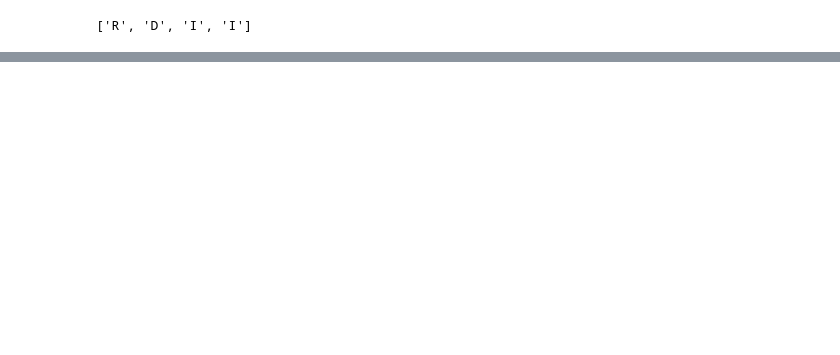
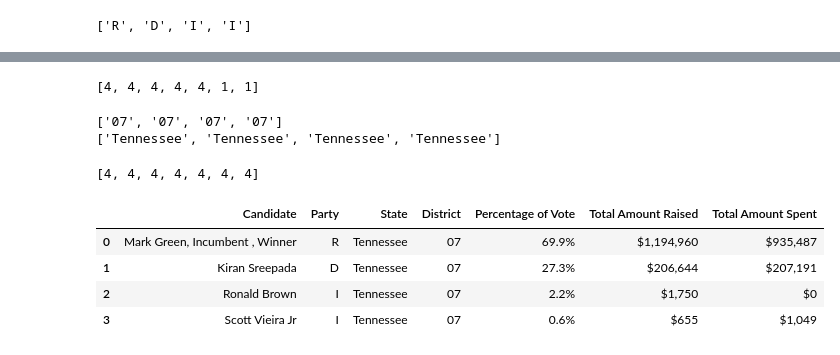
Before and after one commit to nss-data-science-cohort-7/webscraping-open-secrets-boooooleans, a Jupyter notebook: notebooks/mj_webscraping-open-secrets-boooooleans.ipynb, the cells around one changed output, grey strips where cells are left out. Saved outputs shown, nothing was run; the diff lists cells and outputs as text; code cells hidden in the pictures; blank space fills up the shorter version.

Commit message:
#2 working on all TN districts

```diff
--- a/notebooks/mj_webscraping-open-secrets-boooooleans.ipynb
+++ b/notebooks/mj_webscraping-open-secrets-boooooleans.ipynb
@@ -233,3 +107,22 @@ party = [re.search(r'\((.*?)\)', element.get_text()).group(1) for element in sou
+# %%
+def remove_elements(soup, tag_name, class_name):
+    """
+    remove elements by tag and class name
+    """
+    elements = soup.find_all(tag_name, class_=class_name)
+    for element in elements:
+        element.decompose()
+
+# Remove the specific elements by class name
+remove_elements(soup, 'h2', 'Donate-title f-strata-title c-navy')
+remove_elements(soup, 'h2', 'StayConnected-title c-white')
+remove_elements(soup, 'h2', 'f-strata-title f-uppercase')
+#remove_elements(soup, 'i', None)
+remove_elements(soup, 'span', 'Members--vote-pct')
+
+# Get the cleaned text
+name = [re.sub(r'\s\([RDI]\)\s', '', element.get_text()).replace('•', ',').replace('\n', '').strip() for element in soup.find_all('h2')]
+party = [re.search(r'\((.*?)\)', element.get_text()).group(1) for element in soup.find_all('h2')]
 # %%
 name
 # %% [output]
@@ -261,0 +149,4 @@ party
+# %%
+headings = soup.findAll('a', 'SubNav-link SubNav-link--active')
+district = [re.sub(r'\D', '', heading.get_text().strip()) for heading in headings]
+state = [re.sub(r'\d', '', heading.get_text().replace(' District ', '').strip()) for heading in headings]
@@ -261,0 +165,57 @@ party
+# %%
+def find_lengths(list_of_lists):
+    lengths_of_sublists = []  # Initialize an empty list to store the lengths of sub-lists
+
+    for item in list_of_lists:
+        length = len(item)
+        lengths_of_sublists.append(length)
+
+    return lengths_of_sublists
+
+# Call the function and print the lengths of sub-lists
+list_of_lists = [vote, amount_raised, amount_spent, name, party, district, state]
+lengths = find_lengths(list_of_lists)
+print(lengths)
+# %% [output]
+[4, 4, 4, 4, 4, 1, 1]
+# %%
+desired_length = len(name)
+district_length = len(district)
+state_length = len(state)
+
+while len(district) < desired_length:
+    district.append(district[district_length % district_length])
+    state.append(state[state_length % state_length])
+
+print(district)
+print(state)
+# %% [output]
+['07', '07', '07', '07']
+['Tennessee', 'Tennessee', 'Tennessee', 'Tennessee']
+# %%
+def find_lengths(list_of_lists):
+    lengths_of_sublists = []  # Initialize an empty list to store the lengths of sub-lists
+
+    for item in list_of_lists:
+        length = len(item)
+        lengths_of_sublists.append(length)
+
+    return lengths_of_sublists
+
+# Call the function and print the lengths of sub-lists
+list_of_lists = [vote, amount_raised, amount_spent, name, party, district, state]
+lengths = find_lengths(list_of_lists)
+print(lengths)
+# %% [output]
+[4, 4, 4, 4, 4, 4, 4]
+# %%
+zipped_list = list(zip(name, party, state, district, vote, amount_raised, amount_spent))
+
+tn_district7 = pd.DataFrame(zipped_list, columns = ['Candidate', 'Party', 'State', 'District', 'Percentage of Vote', 'Total Amount Raised', 'Total Amount Spent'])
+tn_district7
+# %% [output]
+|  | Candidate | Party | State | District | Percentage of Vote | Total Amount Raised | Total Amount Spent |
+| 0 | Mark Green, Incumbent , Winner | R | Tennessee | 07 | 69.9% | $1,194,960 | $935,487 |
+| 1 | Kiran Sreepada | D | Tennessee | 07 | 27.3% | $206,644 | $207,191 |
+| 2 | Ronald Brown | I | Tennessee | 07 | 2.2% | $1,750 | $0 |
+| 3 | Scott Vieira Jr | I | Tennessee | 07 | 0.6% | $655 | $1,049 |
```
Also changed, not shown: parts of 26 cells of this notebook.
